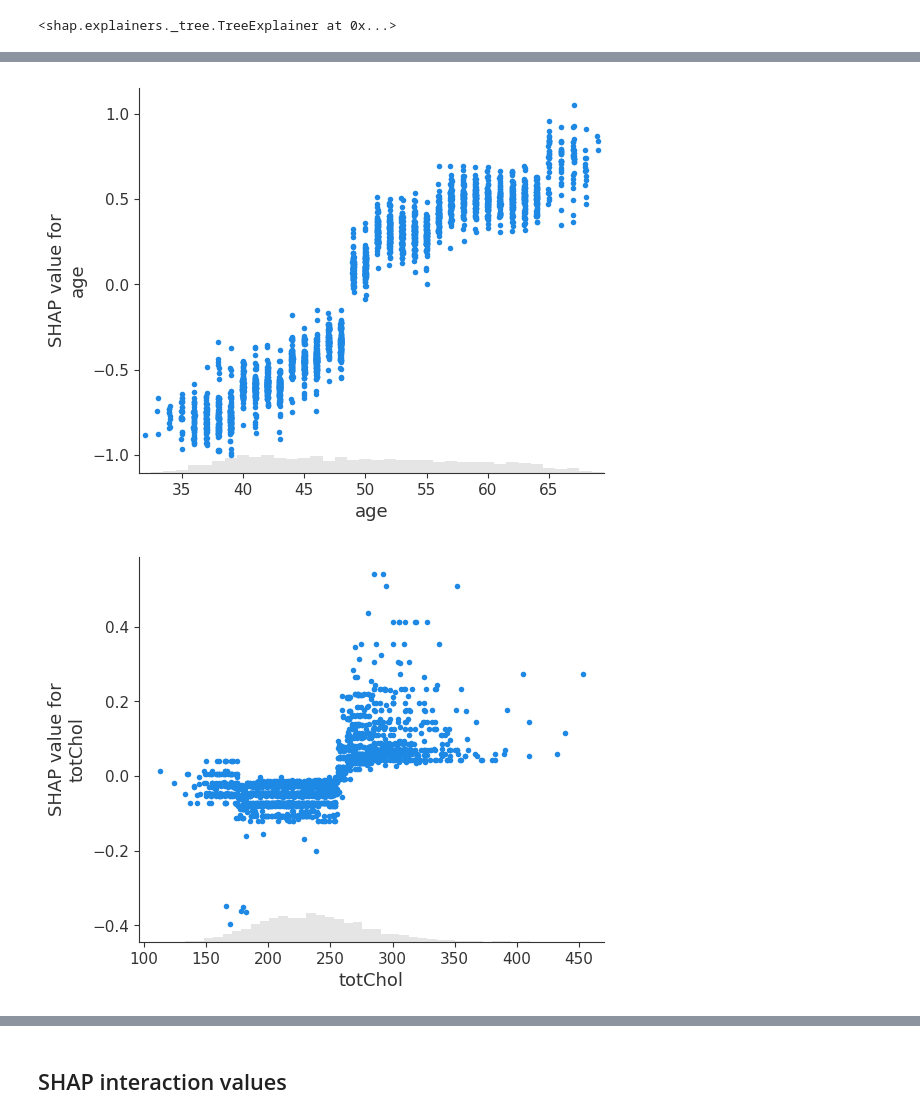
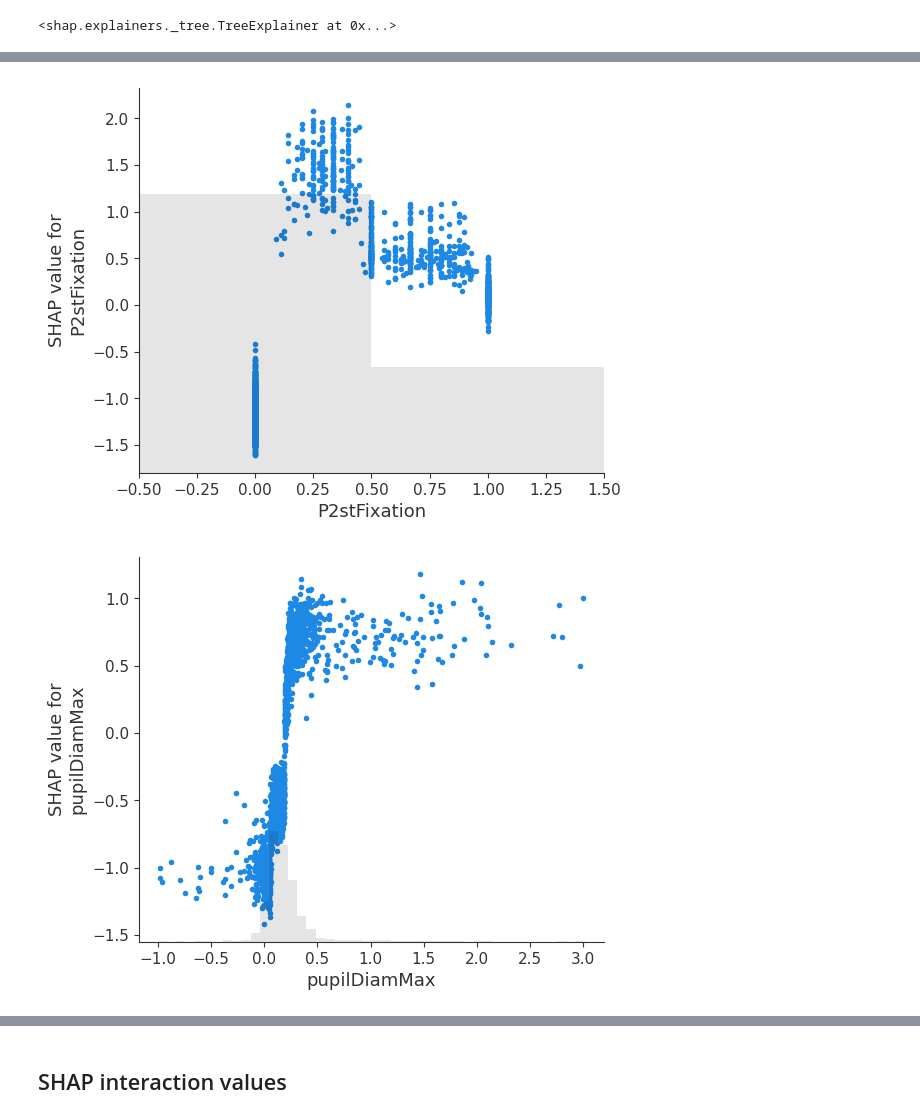
Before and after one commit to sib-swiss/intermediate-machine-learning-training, a Jupyter notebook: notebooks/03_SHAP.ipynb, the cells around one changed output, grey strips where cells are left out. Saved outputs shown, nothing was run; the diff lists cells and outputs as text; code cells hidden in the pictures.

```diff
--- a/notebooks/03_SHAP.ipynb
+++ b/notebooks/03_SHAP.ipynb
@@ -136,10 +172,10 @@ shap.plots.beeswarm(shap_values)
 # %%
 ## plotting the SHAP value for each observed age
-shap.plots.scatter( shap_values[:,'age'] )
+shap.plots.scatter( shap_values[:,'P2stFixation'] )
 # %% [output]
-[figure, old version]
+[figure, new version]
 # %%
-shap.plots.scatter( shap_values[:,'totChol'] )
+shap.plots.scatter( shap_values[:,'pupilDiamMax'] )
 # %% [output]
-[figure, old version]
+[figure, new version]
 # %%
```
Also changed, not shown: parts of 35 cells of this notebook.
